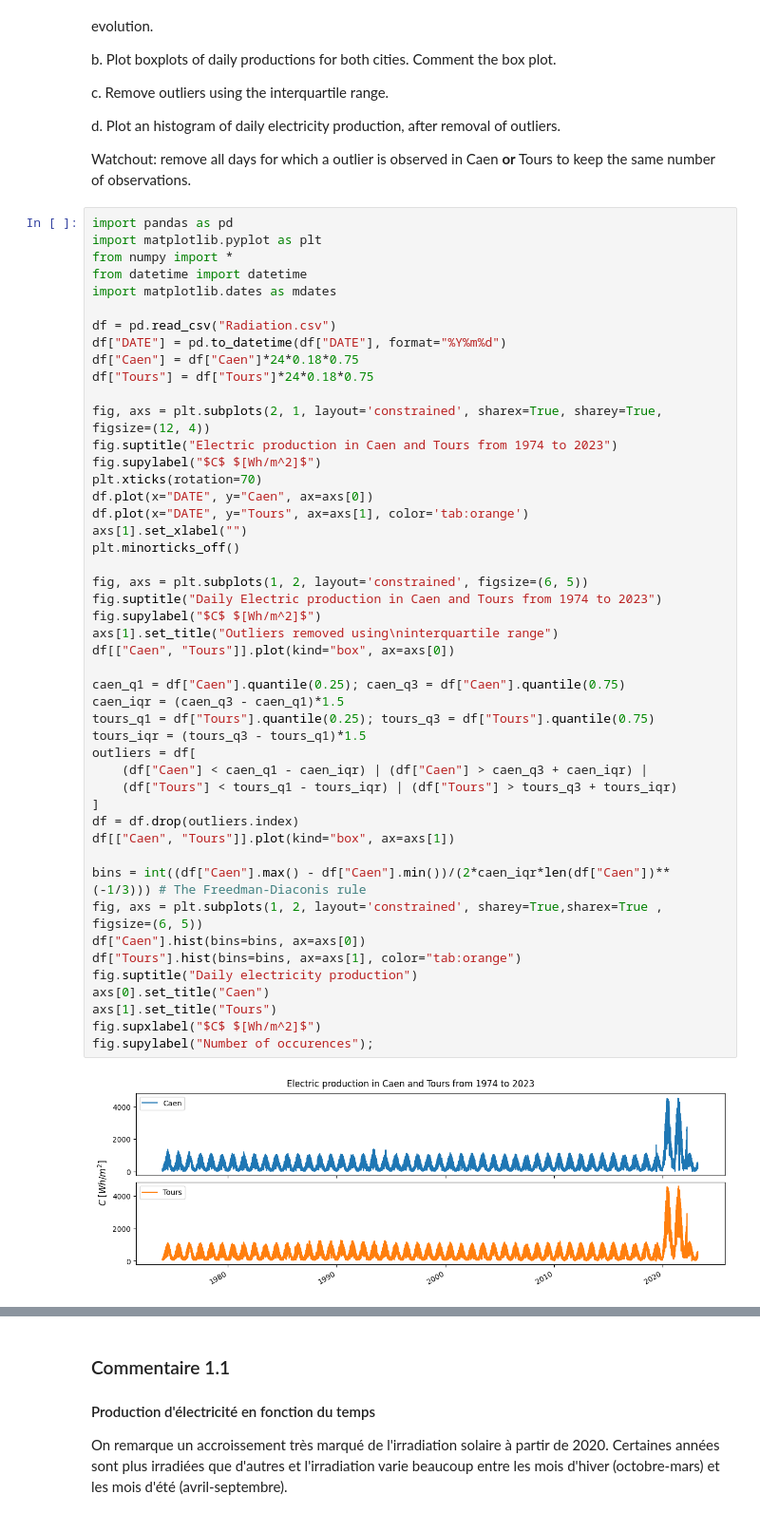
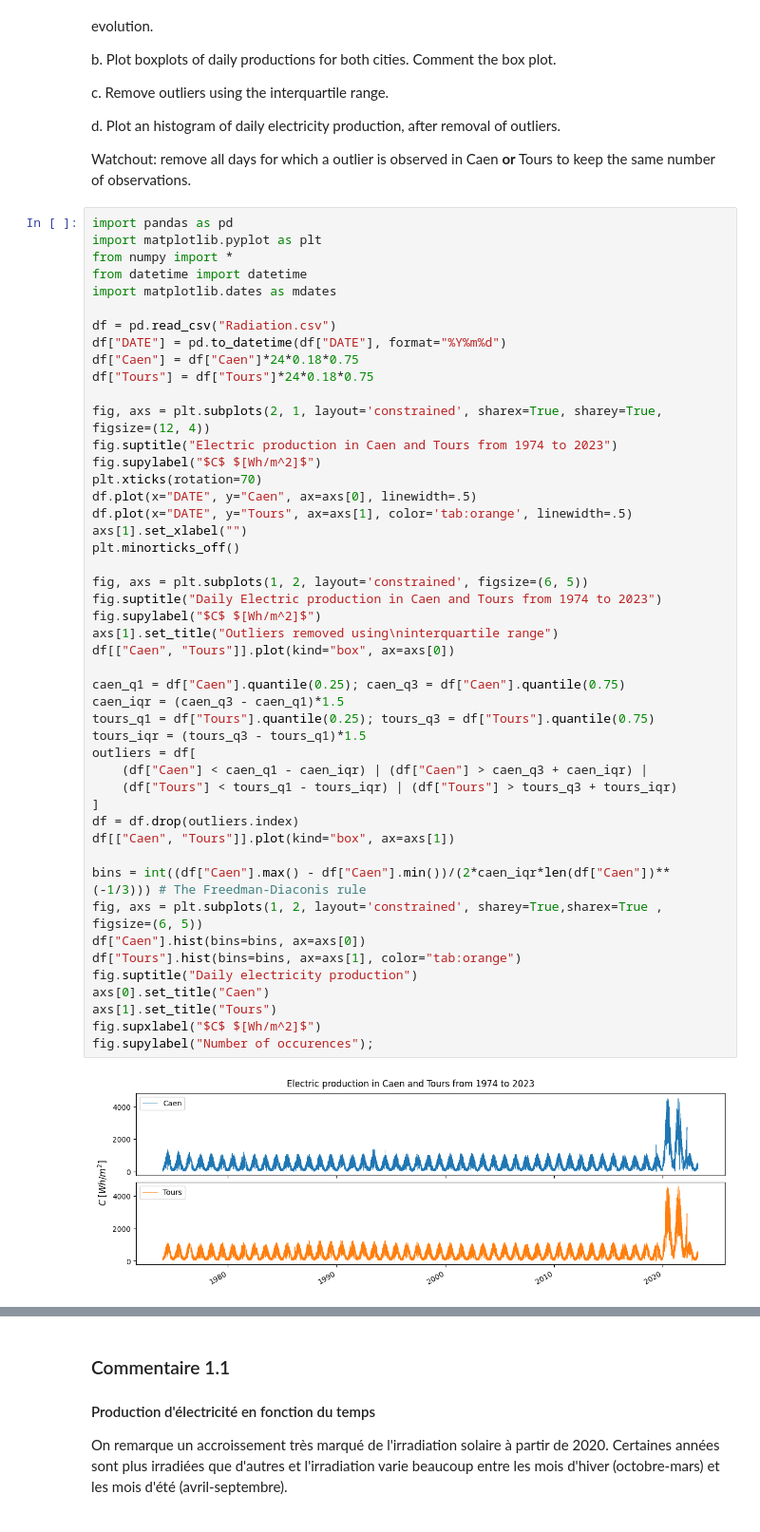
Before and after one commit to squifbe/Hackathon, a Jupyter notebook: Hackathon1_Final.ipynb, the cells around one changed output, grey strips where cells are left out. Shown at 95% size. Saved outputs shown, nothing was run; the diff lists cells and outputs as text.

```diff
--- a/Hackathon1_Final.ipynb
+++ b/Hackathon1_Final.ipynb
@@ -86,39 +86,39 @@ fig, axs = plt.subplots(2, 1, layout='constrained', sharex=True, sharey=True, fi
 fig.suptitle("Electric production in Caen and Tours from 1974 to 2023")
 fig.supylabel("$C$ $[Wh/m^2]$")
 plt.xticks(rotation=70)
-df.plot(x="DATE", y="Caen", ax=axs[0])
-df.plot(x="DATE", y="Tours", ax=axs[1], color='tab:orange')
+df.plot(x="DATE", y="Caen", ax=axs[0], linewidth=.5)
+df.plot(x="DATE", y="Tours", ax=axs[1], color='tab:orange', linewidth=.5)
 axs[1].set_xlabel("")
 plt.minorticks_off()
 
 fig, axs = plt.subplots(1, 2, layout='constrained', figsize=(6, 5))
 fig.suptitle("Daily Electric production in Caen and Tours from 1974 to 2023")
 fig.supylabel("$C$ $[Wh/m^2]$")
 axs[1].set_title("Outliers removed using\ninterquartile range")
 df[["Caen", "Tours"]].plot(kind="box", ax=axs[0])
 
 caen_q1 = df["Caen"].quantile(0.25); caen_q3 = df["Caen"].quantile(0.75)
 caen_iqr = (caen_q3 - caen_q1)*1.5
 tours_q1 = df["Tours"].quantile(0.25); tours_q3 = df["Tours"].quantile(0.75)
 tours_iqr = (tours_q3 - tours_q1)*1.5
 outliers = df[
     (df["Caen"] < caen_q1 - caen_iqr) | (df["Caen"] > caen_q3 + caen_iqr) |
     (df["Tours"] < tours_q1 - tours_iqr) | (df["Tours"] > tours_q3 + tours_iqr)
 ]
 df = df.drop(outliers.index)
 df[["Caen", "Tours"]].plot(kind="box", ax=axs[1])
 
 bins = int((df["Caen"].max() - df["Caen"].min())/(2*caen_iqr*len(df["Caen"])**(-1/3))) # The Freedman-Diaconis rule
 fig, axs = plt.subplots(1, 2, layout='constrained', sharey=True,sharex=True , figsize=(6, 5))
 df["Caen"].hist(bins=bins, ax=axs[0])
 df["Tours"].hist(bins=bins, ax=axs[1], color="tab:orange")
 fig.suptitle("Daily electricity production")
 axs[0].set_title("Caen")
 axs[1].set_title("Tours")
 fig.supxlabel("$C$ $[Wh/m^2]$")
 fig.supylabel("Number of occurences");
 # %% [output]
-[figure, old version]
+[figure, new version]
 [figure]
 [figure]
 # %% [markdown]
```
Also changed, not shown: parts of 7 cells of this notebook.
